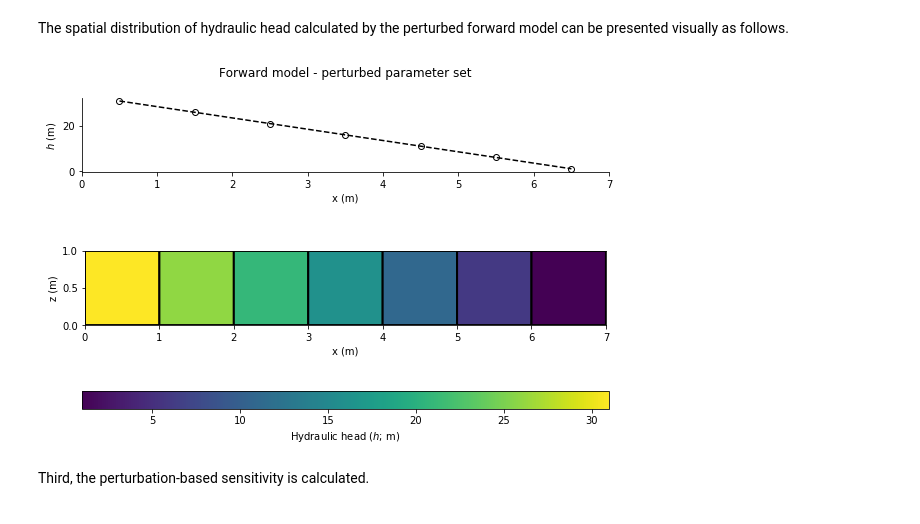
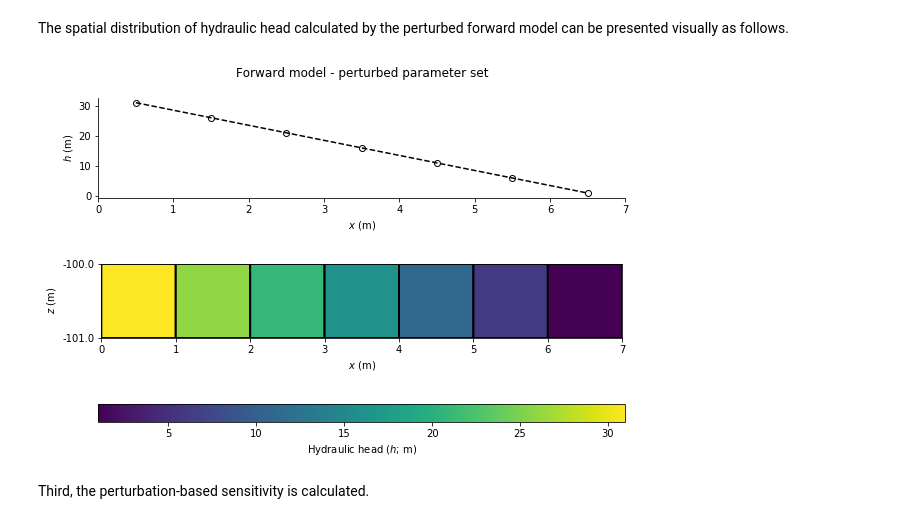
Before and after one commit to christurnadge/1o_adjoint_sensitivities, a Jupyter notebook: 01_Numerical_examples/01_Continuous_approach/01_dh_dK_SS.ipynb, the cells around one changed output. Cells and saved outputs as stored; diff of their text form; code cells hidden in the pictures.

```diff
--- a/01_Numerical_examples/01_Continuous_approach/01_dh_dK_SS.ipynb
+++ b/01_Numerical_examples/01_Continuous_approach/01_dh_dK_SS.ipynb
@@ -138,21 +142,23 @@ hob_pert = float(hds_pert[0, ocol])
 The spatial distribution of hydraulic head calculated by the perturbed forward model can be presented visually as follows.
 # %%
 f,s = plt.subplots(2, 1, figsize=[24.00/2.54, 17.00/2.54])
-s[0].set_aspect(0.03)
+s[0].set_aspect(0.04)
 s[0].set_title('Forward model - perturbed parameter set\n')
 s[0].plot(0.5+np.arange(ncol), hds_pert.flatten(), 'ko--', mfc='none')
-s[0].set_xlabel('x (m)')
+s[0].set_xlabel('$x$ (m)')
 s[0].set_ylabel('$h$ (m)')
 s[0].spines['top'].set_visible(False)
 s[0].spines['right'].set_visible(False)
 s[1].set_aspect('equal')
 p = s[1].pcolor(hds_pert, edgecolors='k', linewidths=2, cmap='viridis')
-s[1].set_xlabel('x (m)')
-s[1].set_ylabel('z (m)')
+s[1].set_xlabel('$x$ (m)')
+s[1].set_ylabel('$z$ (m)')
+s[1].set_yticks([0., 1.])
+s[1].set_yticklabels([-101., -100.])
 l = f.colorbar(p, orientation='horizontal', pad=0.4, aspect=30, label='Hydraulic head ($h$; m)')
 d = s[0].set_xlim(s[1].get_xlim())
 # %% [output]
-[figure, old version]
+[figure, new version]
 # %% [markdown]
 Third, the perturbation-based sensitivity is calculated.
 # %%
```
Also changed, not shown: parts of 12 cells of this notebook, 7 other files.
